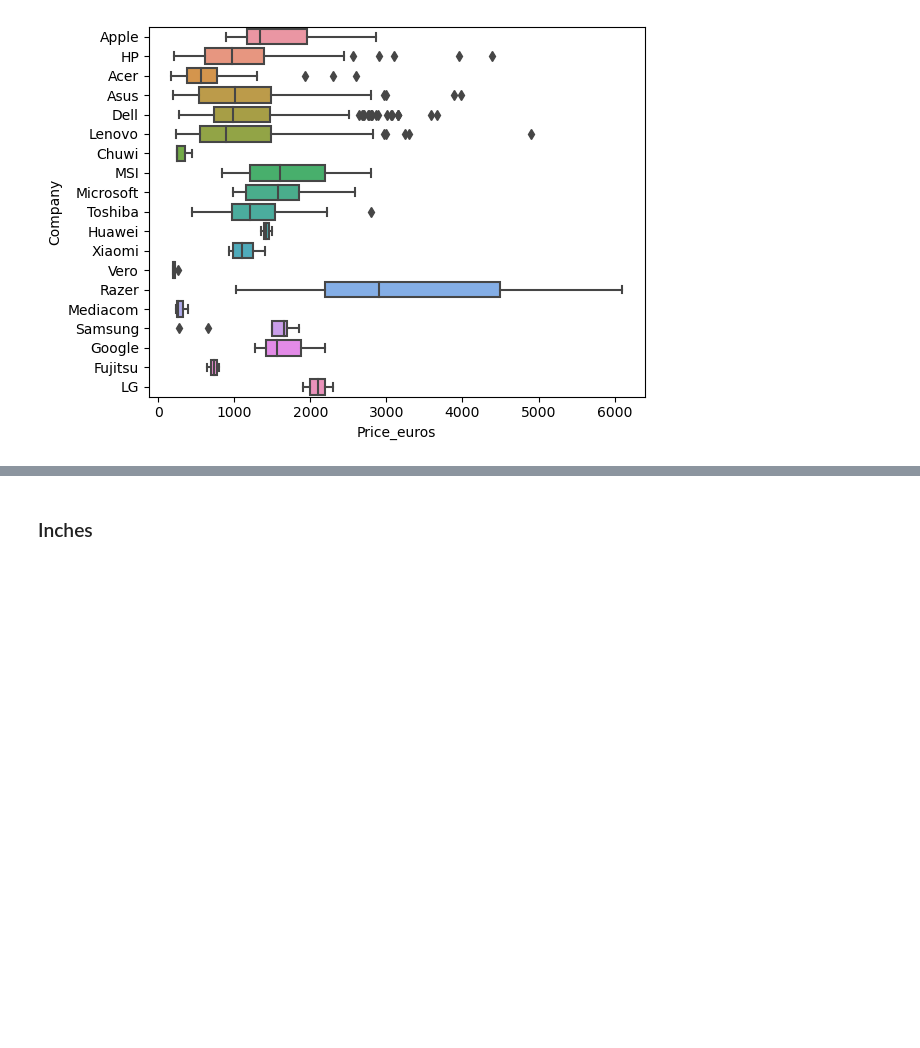
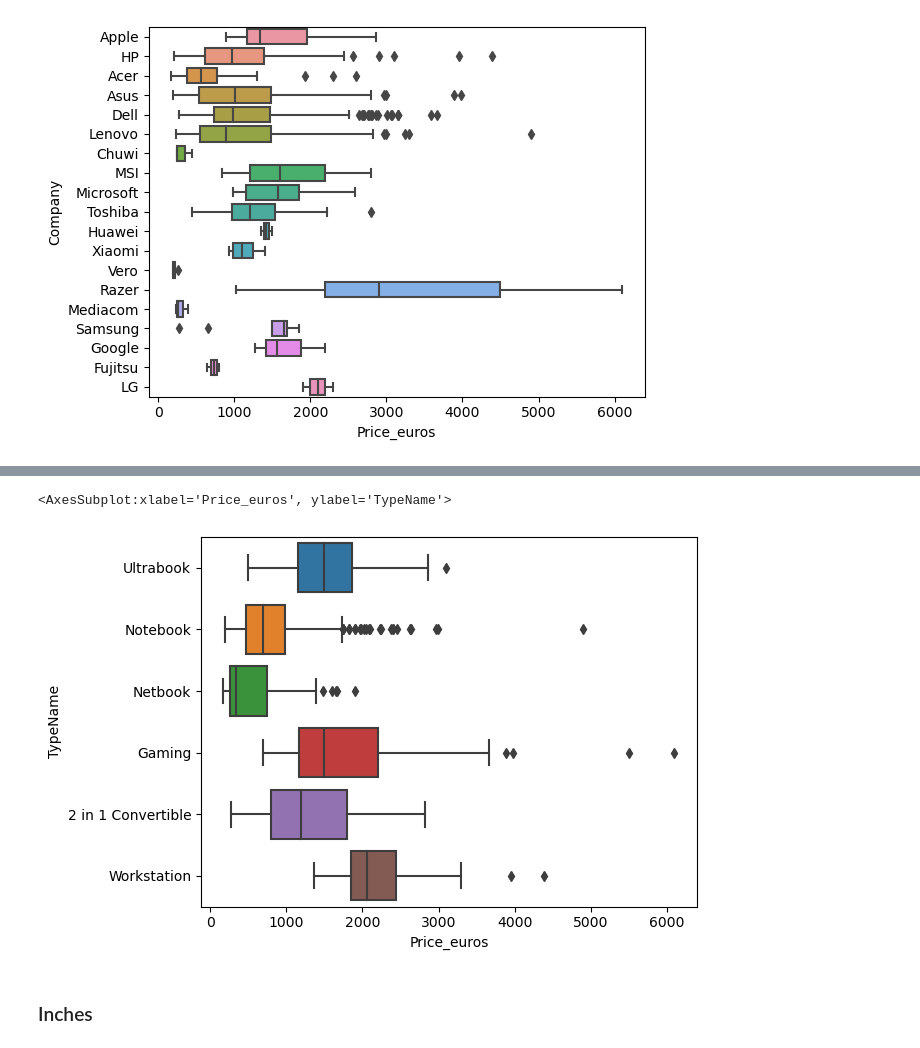
Before and after one commit to RossErskine/Kaggle-notebooks, a Jupyter notebook: Laptop prices.ipynb, the cells around one changed output, grey strips where cells are left out. Cells and saved outputs as stored; diff of their text form; code cells hidden in the pictures; blank space fills up the shorter version.

```diff
--- a/Laptop prices.ipynb
+++ b/Laptop prices.ipynb
@@ -123,3 +152,8 @@ X.head()
+# %%
+sns.boxplot(data=df, x='Price_euros', y='TypeName')
+# %% [output]
+<AxesSubplot:xlabel='Price_euros', ylabel='TypeName'>
+[figure, added]
 # %% [markdown]
 ### Inches
 # %%
```
Also changed, not shown: parts of 22 cells of this notebook.
